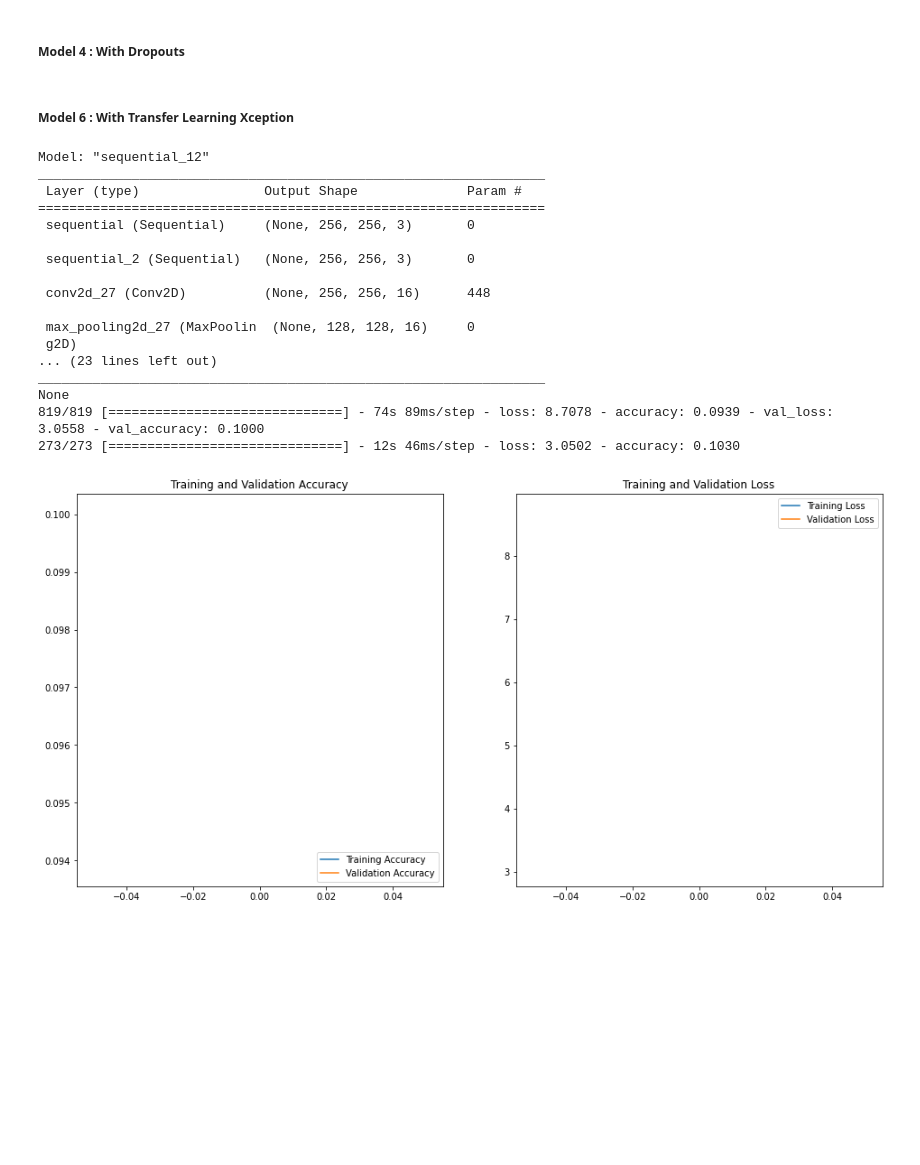
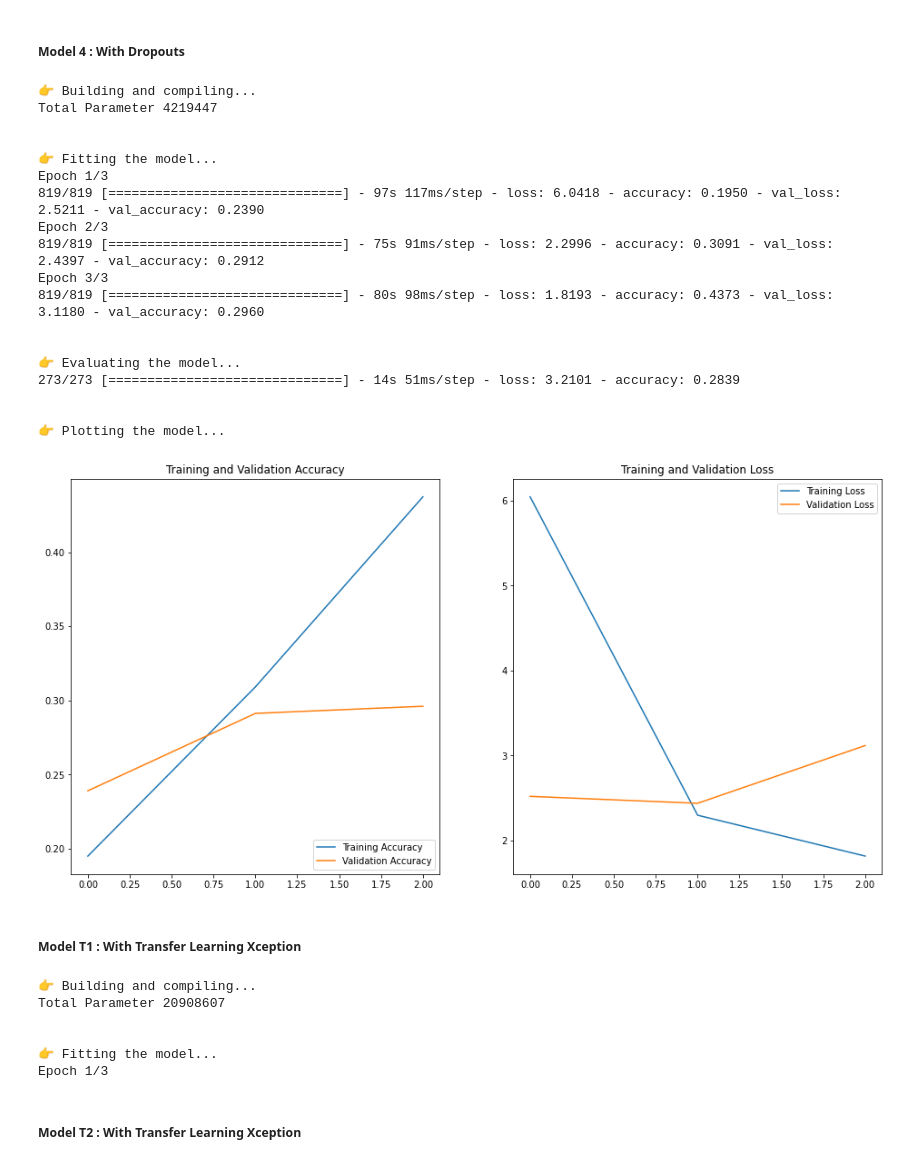
Before and after one commit to xanterx/thesis, a Jupyter notebook: thesis.ipynb, the cells around one changed output. Drawn from its saved outputs; the diff is of its cells as text; code cells hidden in the pictures; blank space fills up the shorter version.

Commit message:
implemented transfer learning

```diff
--- a/thesis.ipynb
+++ b/thesis.ipynb
@@ -340,25 +378,45 @@ m3.run(tds=train_ds, vds=val_ds, ttds=test_ds)
 ##### Model 4 : With Dropouts
 # %%
 m4 = mb(
-    model=models.Sequential(
+    model=tf.keras.models.Sequential(
         [
             resize,
             data_augmentation,
             layers.Conv2D(16, 3, padding="same", activation="relu"),
             layers.MaxPooling2D(),
             layers.Conv2D(32, 3, padding="same", activation="relu"),
             layers.MaxPooling2D(),
             layers.Conv2D(64, 3, padding="same", activation="relu"),
             layers.MaxPooling2D(),
             layers.Flatten(),
             layers.Dropout(0.1),
             layers.Dense(64, activation="relu"),
             layers.Dense(all_classes_count, activation="softmax"),
         ]
     ),
     input_shape=input_shape,
 )
 
 m4.run(tds=train_ds, vds=val_ds, ttds=test_ds)
+# %% [output]
+👉 Building and compiling...
+Total Parameter 4219447
+
+
+👉 Fitting the model...
+Epoch 1/3
+819/819 [==============================] - 97s 117ms/step - loss: 6.0418 - accuracy: 0.1950 - val_loss: 2.5211 - val_accuracy: 0.2390
+Epoch 2/3
+819/819 [==============================] - 75s 91ms/step - loss: 2.2996 - accuracy: 0.3091 - val_loss: 2.4397 - val_accuracy: 0.2912
+Epoch 3/3
+819/819 [==============================] - 80s 98ms/step - loss: 1.8193 - accuracy: 0.4373 - val_loss: 3.1180 - val_accuracy: 0.2960
+
+
+👉 Evaluating the model...
+273/273 [==============================] - 14s 51ms/step - loss: 3.2101 - accuracy: 0.2839
+
+
+👉 Plotting the model...
+[figure, added]
 # %% [markdown]
-##### Model 6 : With Transfer Learning Xception
+##### Model T1 : With Transfer Learning Xception
@@ -365,44 +430,24 @@ m4.run(tds=train_ds, vds=val_ds, ttds=test_ds)
 # %%
-m6 = mb(
-    model=models.Sequential(
+mt1 = mb(
+    model=tf.keras.models.Sequential(
         [
             resize,
             data_augmentation,
-            layers.Conv2D(16, 3, padding="same", activation="relu"),
-            layers.MaxPooling2D(),
-            layers.Conv2D(32, 3, padding="same", activation="relu"),
-            layers.MaxPooling2D(),
-            layers.Conv2D(64, 3, padding="same", activation="relu"),
-            layers.MaxPooling2D(),
-            layers.Flatten(),
+            xception,
+            layers.GlobalAveragePooling2D(),
             layers.Dropout(0.1),
-            layers.Dense(64, activation="relu"),
             layers.Dense(all_classes_count, activation="softmax"),
         ]
     ),
     input_shape=input_shape,
-    epoch=1
 )
-
-m6.fit(tds=train_ds,vds=val_ds)
-m6.evaluate(ttds=test_ds)
-m6.plot()
+mt1.run(tds=train_ds, vds=val_ds, ttds=test_ds)
 # %% [output]
-Model: "sequential_12"
-_________________________________________________________________
- Layer (type)                Output Shape              Param #
-=================================================================
- sequential (Sequential)     (None, 256, 256, 3)       0
+👉 Building and compiling...
+Total Parameter 20908607
 
- sequential_2 (Sequential)   (None, 256, 256, 3)       0
 
- conv2d_27 (Conv2D)          (None, 256, 256, 16)      448
-
- max_pooling2d_27 (MaxPoolin  (None, 128, 128, 16)     0
- g2D)
-... (23 lines left out)
-_________________________________________________________________
-None
-819/819 [==============================] - 74s 89ms/step - loss: 8.7078 - accuracy: 0.0939 - val_loss: 3.0558 - val_accuracy: 0.1000
-273/273 [==============================] - 12s 46ms/step - loss: 3.0502 - accuracy: 0.1030
+👉 Fitting the model...
+Epoch 1/3
-[figure, removed]
+# %% [markdown]
+##### Model T2 : With Transfer Learning Xception
```
Also changed, not shown: parts of 22 cells of this notebook, 1 other file.
